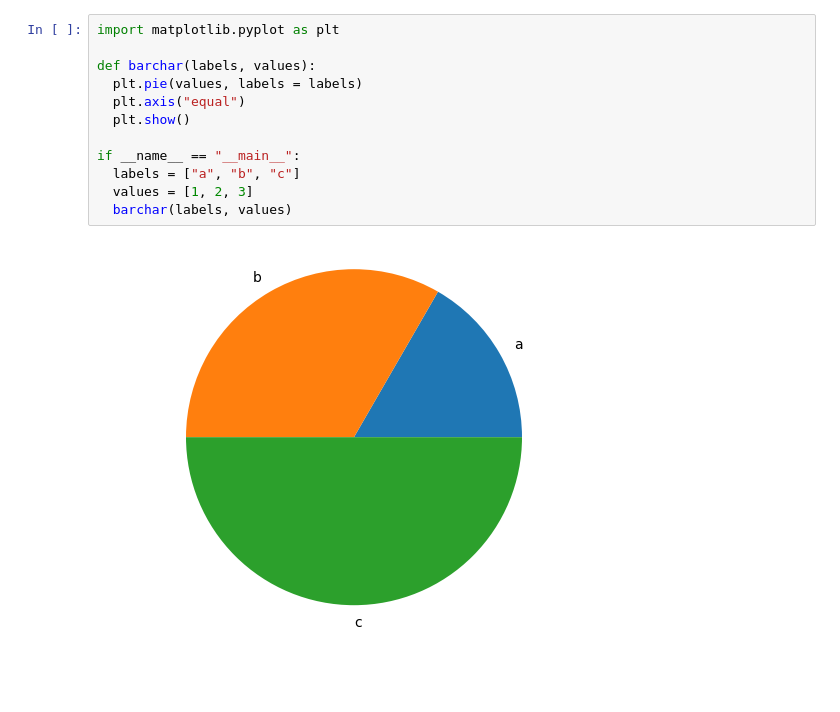
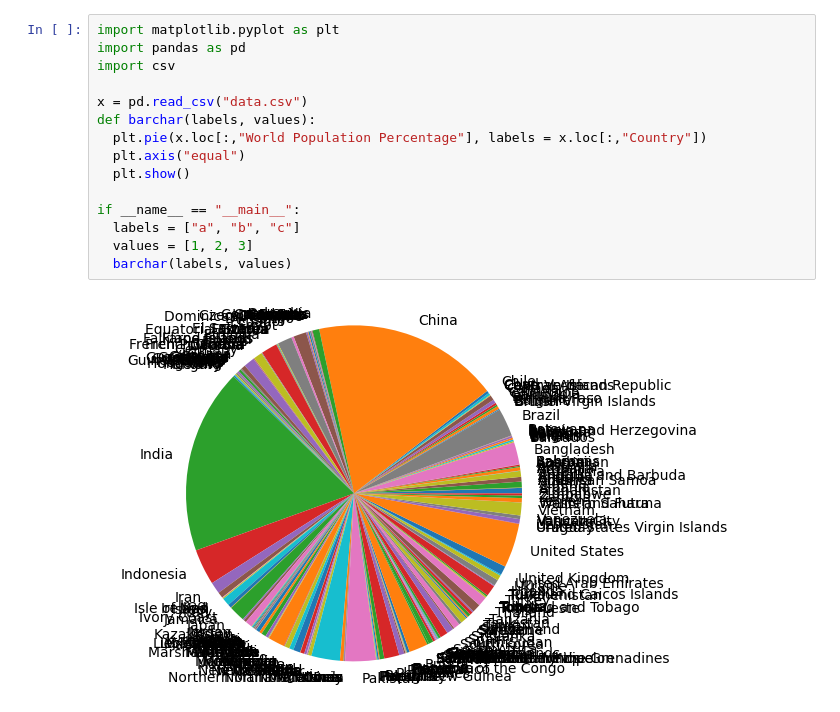
Before and after one commit to JMFB007/DataScience, a Jupyter notebook: PythonBasicsPlotting.ipynb, the cells around one changed output. Cells and saved outputs as stored; diff of their text form; blank space fills up the shorter version.

```diff
--- a/PythonBasicsPlotting.ipynb
+++ b/PythonBasicsPlotting.ipynb
@@ -2,15 +2,18 @@
 <a href="https://colab.research.google.com/github/JMFB007/PlatziDataScience/blob/main/PythonBasicsPlotting.ipynb" target="_parent"><img src="https://colab.research.google.com/assets/colab-badge.svg" alt="Open In Colab"/></a>
 # %%
 import matplotlib.pyplot as plt
+import pandas as pd
+import csv
 
+x = pd.read_csv("data.csv")
 def barchar(labels, values):
-  plt.pie(values, labels = labels)
+  plt.pie(x.loc[:,"World Population Percentage"], labels = x.loc[:,"Country"])
   plt.axis("equal")
   plt.show()
 
 if __name__ == "__main__":
   labels = ["a", "b", "c"]
   values = [1, 2, 3]
   barchar(labels, values)
 # %% [output]
-[figure, old version]
+[figure, new version]
```
